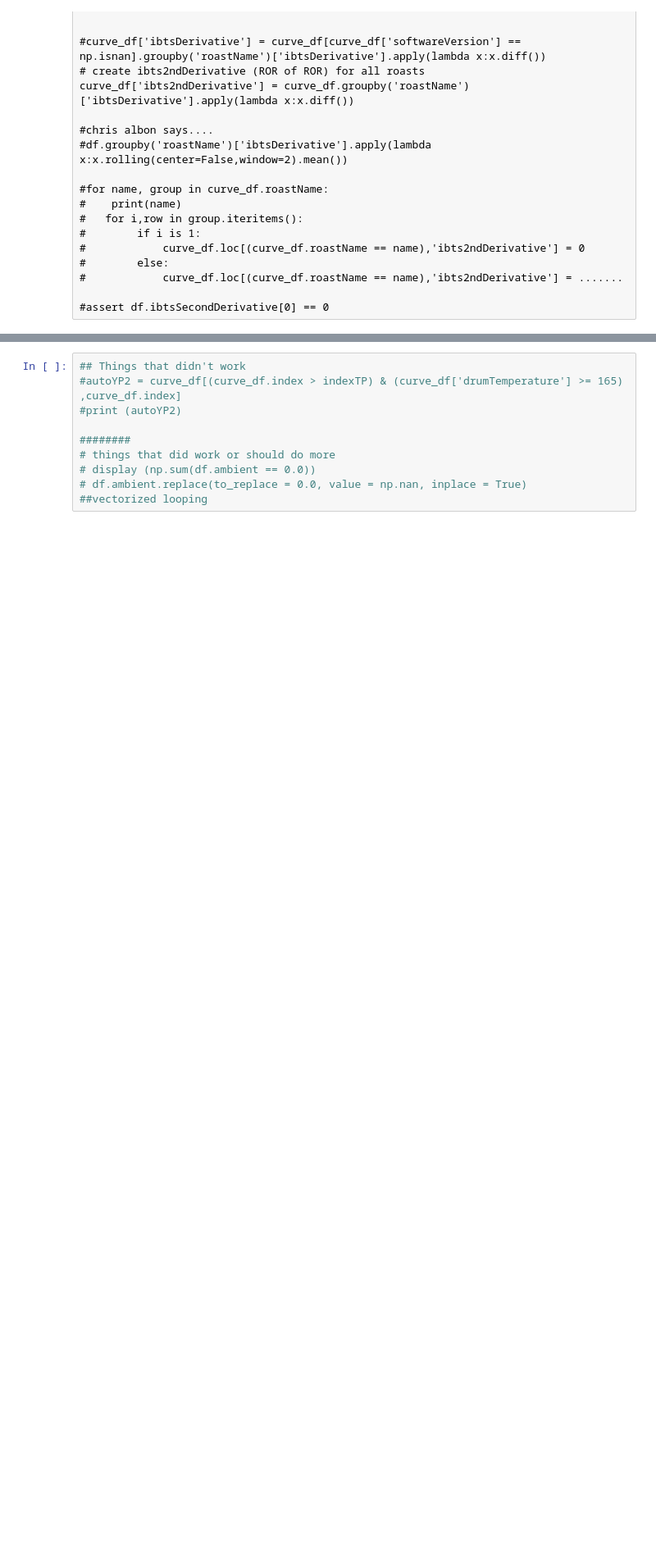
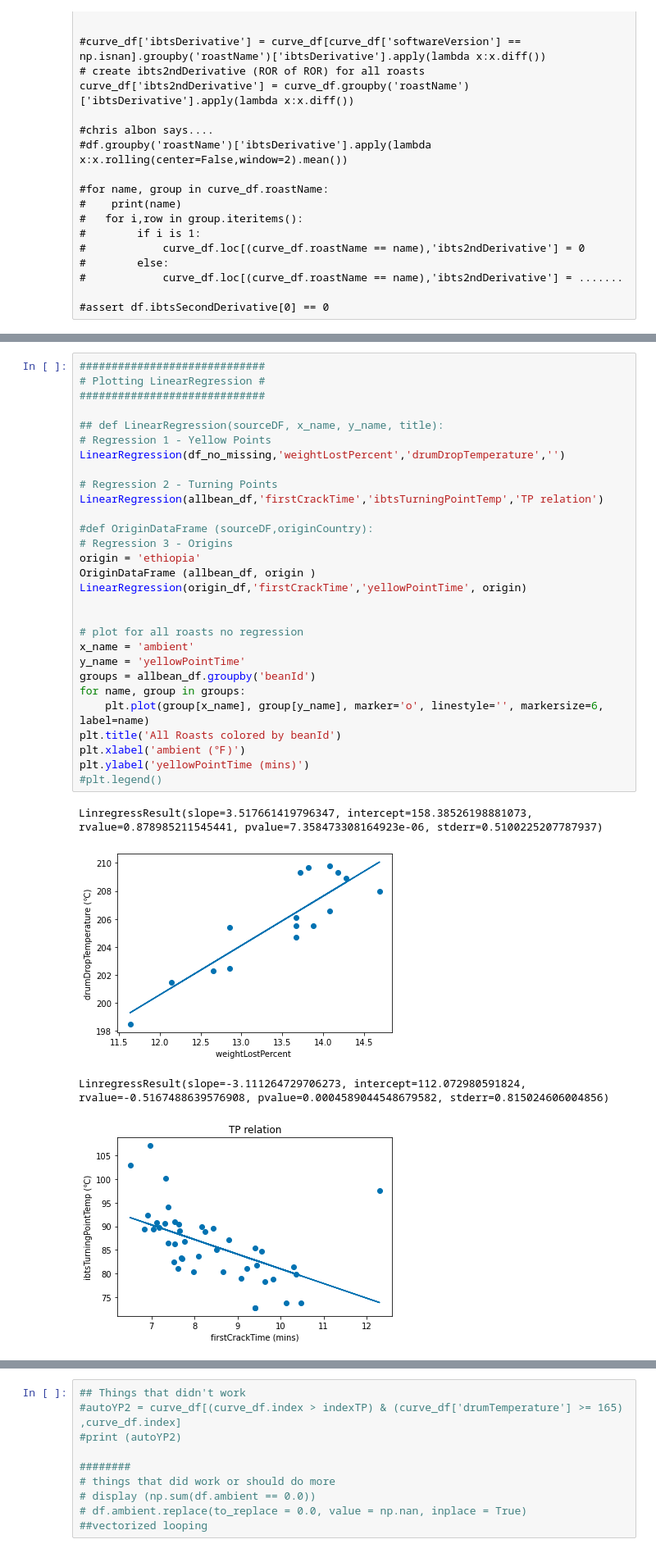
Before and after one commit to rockpyer/bullet_coffee_roasting, a Jupyter notebook: RoastingEval-MultiLoad2.ipynb, the cells around one changed output, grey strips where cells are left out. Shown: that part at 82% size. Cells and saved outputs as stored; diff of their text form; blank space fills up the shorter version.

```diff
--- a/RoastingEval-MultiLoad2.ipynb
+++ b/RoastingEval-MultiLoad2.ipynb
@@ -437,0 +373,34 @@ RT2 - no ibtsDerivitive and no uid. (Calculate derivitive for this before starin
+# %%
+#############################
+# Plotting LinearRegression #
+#############################
+
+## def LinearRegression(sourceDF, x_name, y_name, title):
+# Regression 1 - Yellow Points
+LinearRegression(df_no_missing,'weightLostPercent','drumDropTemperature','')
+
+# Regression 2 - Turning Points
+LinearRegression(allbean_df,'firstCrackTime','ibtsTurningPointTemp','TP relation')
+
+#def OriginDataFrame (sourceDF,originCountry):
+# Regression 3 - Origins
+origin = 'ethiopia'
+OriginDataFrame (allbean_df, origin )
+LinearRegression(origin_df,'firstCrackTime','yellowPointTime', origin)
+
+
+# plot for all roasts no regression
+x_name = 'ambient'
+y_name = 'yellowPointTime'
+groups = allbean_df.groupby('beanId')
+for name, group in groups:
+    plt.plot(group[x_name], group[y_name], marker='o', linestyle='', markersize=6, label=name)
+plt.title('All Roasts colored by beanId')
+plt.xlabel('ambient (℉)')
+plt.ylabel('yellowPointTime (mins)')
+#plt.legend()
+# %% [output]
+LinregressResult(slope=3.517661419796347, intercept=158.38526198881073, rvalue=0.878985211545441, pvalue=7.358473308164923e-06, stderr=0.5100225207787937)
+[figure, added]
+LinregressResult(slope=-3.111264729706273, intercept=112.072980591824, rvalue=-0.5167488639576908, pvalue=0.0004589044548679582, stderr=0.815024606004856)
+[figure, added]
```
Also changed, not shown: parts of 8 cells of this notebook.
